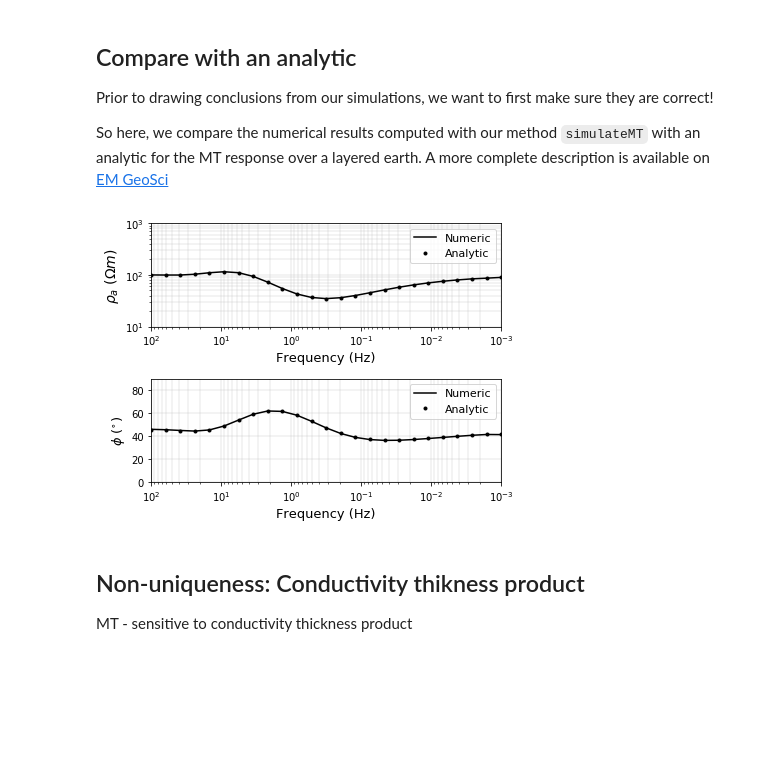
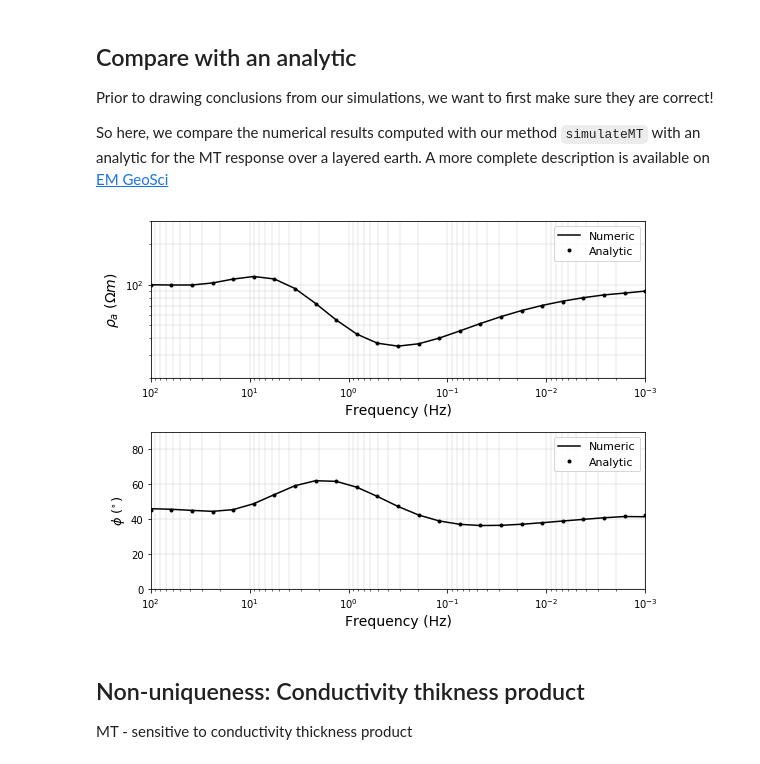
Before and after one commit to geoscixyz/computation, a Jupyter notebook: notebooks/MTtutorial/MT1D_Simulation_MutiFreqs.ipynb, the cells around one changed output. Cells and saved outputs as stored; diff of their text form; code cells hidden in the pictures; blank space fills up the shorter version.

```diff
--- a/notebooks/MTtutorial/MT1D_Simulation_MutiFreqs.ipynb
+++ b/notebooks/MTtutorial/MT1D_Simulation_MutiFreqs.ipynb
@@ -198,29 +198,29 @@ app_res_ana, app_phase_ana = MT_LayeredEarth(frequency, h, sigma_layers, 'Res-Ph
 app_res, app_phase = simulateMT(mesh, sigma, frequency)
 # %%
 # Plot the results
-fig, ax = plt.subplots(2, 1, figsize=(6, 2.25*2))
+fig, ax = plt.subplots(2, 1, figsize=(8, 3*2))
 
 # apparent resistivity
 ax[0].loglog(frequency, app_res, 'k-', label='Numeric')
 ax[0].loglog(frequency, app_res_ana, 'k.', label='Analytic')
 ax[0].set_ylabel("$\\rho_a \ (\Omega m)$", fontsize=14)
-ax[0].set_ylim([1e1, 1e3])
+ax[0].set_ylim([2e1, 3e2])
 
 # phase
 ax[1].semilogx(frequency, app_phase, 'k-', label='Numeric')
 ax[1].semilogx(frequency, app_phase_ana, 'k.', label='Analytic')
 ax[1].set_ylabel("$\phi \ (^{\circ})$", fontsize=13)
 ax[1].set_ylim([0., 90.])
 
 for a in ax:
     a.grid(True, which='both', linewidth=0.3)
     a.set_xlim(frequency.max(), frequency.min())
-    a.set_xlabel("Frequency (Hz)", fontsize=13)
+    a.set_xlabel("Frequency (Hz)", fontsize=14)
     a.legend(fontsize=11)
 
 plt.tight_layout()
 # %% [output]
-[figure, old version]
+[figure, new version]
 # %% [markdown]
 ## Non-uniqueness: Conductivity thikness product
 
```
Also changed, not shown: parts of 3 cells of this notebook, 1 other file.
